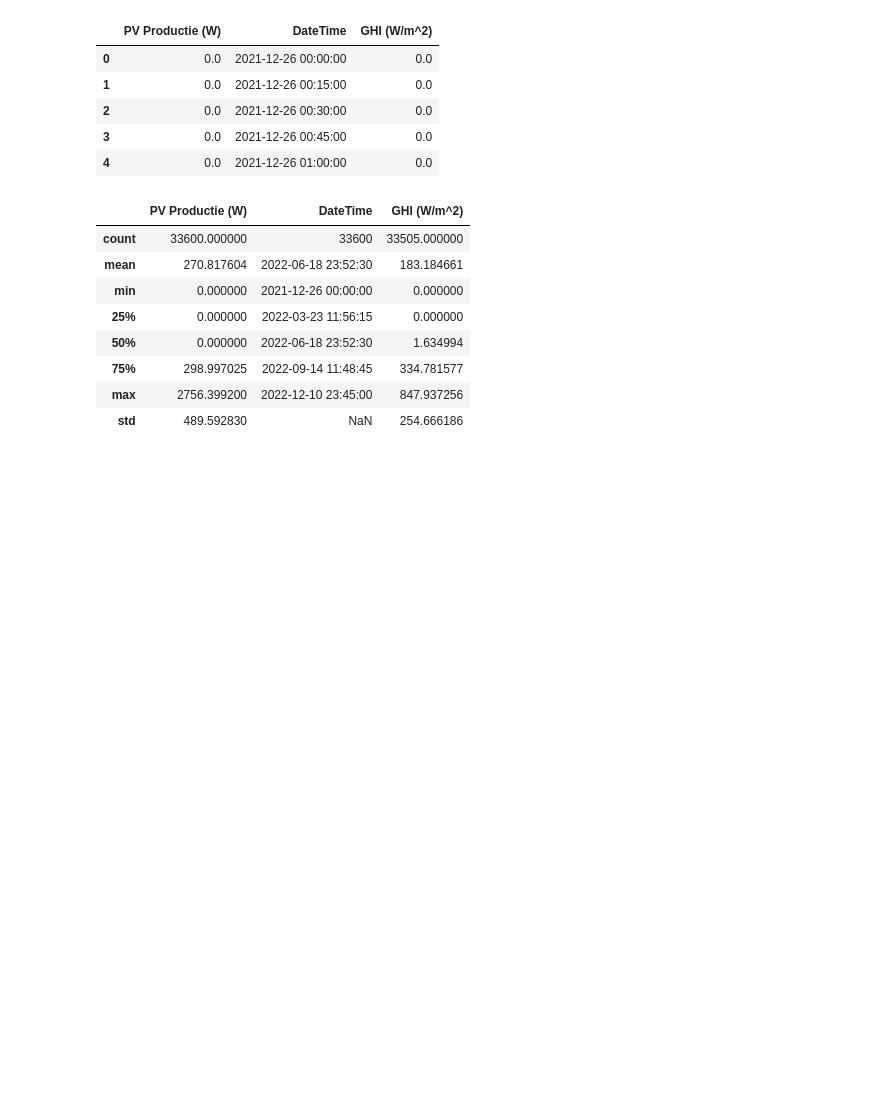
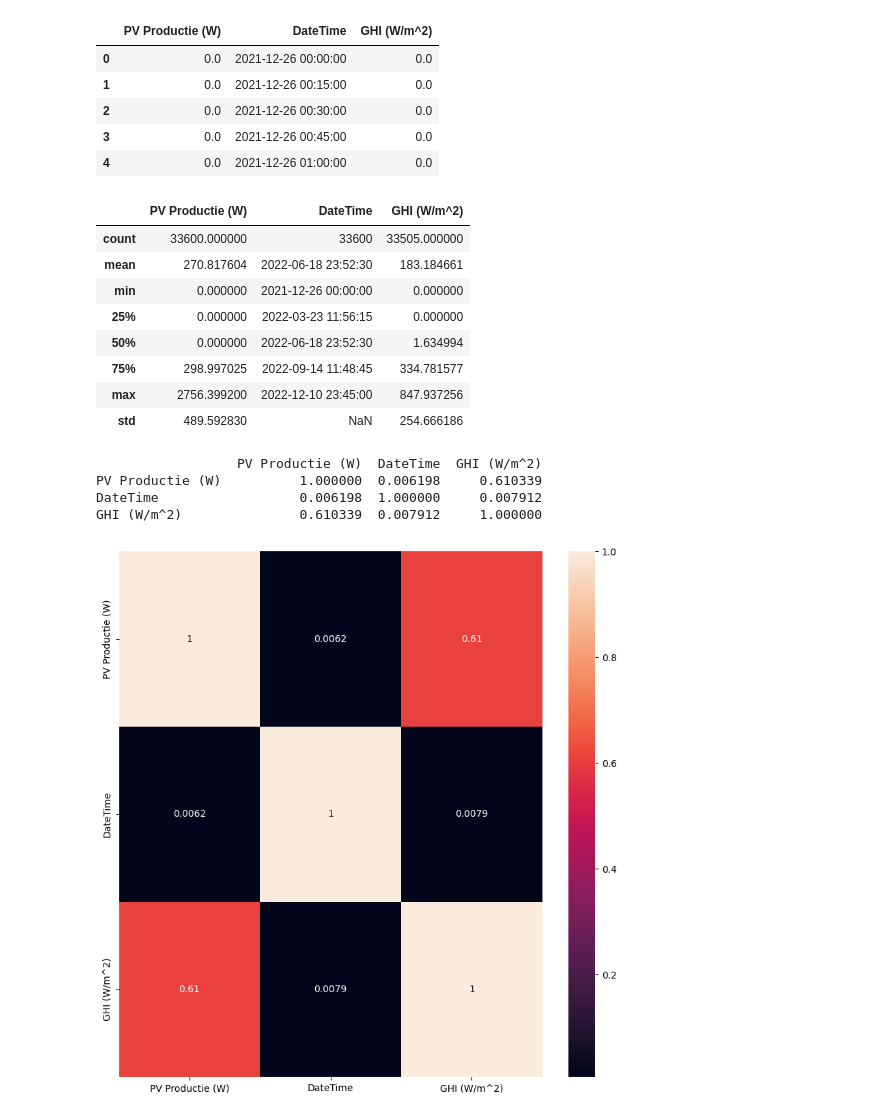
Before and after one commit to Ozziehman/Energiescan, a Jupyter notebook: 2022_15min_data_EDA_preprocessing.ipynb, the cells around one changed output. Cells and saved outputs as stored; diff of their text form; code cells hidden in the pictures; blank space fills up the shorter version.

```diff
--- a/2022_15min_data_EDA_preprocessing.ipynb
+++ b/2022_15min_data_EDA_preprocessing.ipynb
@@ -124,3 +130,17 @@ df_pv.describe()
 # %%
 # save into a csv
 df_pv.to_csv('core\\static\\data\\2022_15min_data_with_GHI.csv', index=False)
+# %%
+df = pd.read_csv('core\\static\\data\\2022_15min_data_with_GHI.csv')
+df['DateTime'] = pd.to_datetime(df['DateTime'])
+corr = df.corr()
+print(corr)
+plt.figure(figsize=(10, 10))
+sns.heatmap(corr, annot=True)
+plt.show()
+# %% [output]
+                  PV Productie (W)  DateTime  GHI (W/m^2)
+PV Productie (W)          1.000000  0.006198     0.610339
+DateTime                  0.006198  1.000000     0.007912
+GHI (W/m^2)               0.610339  0.007912     1.000000
+[figure, added]
```
Also changed, not shown: parts of 3 cells of this notebook.
